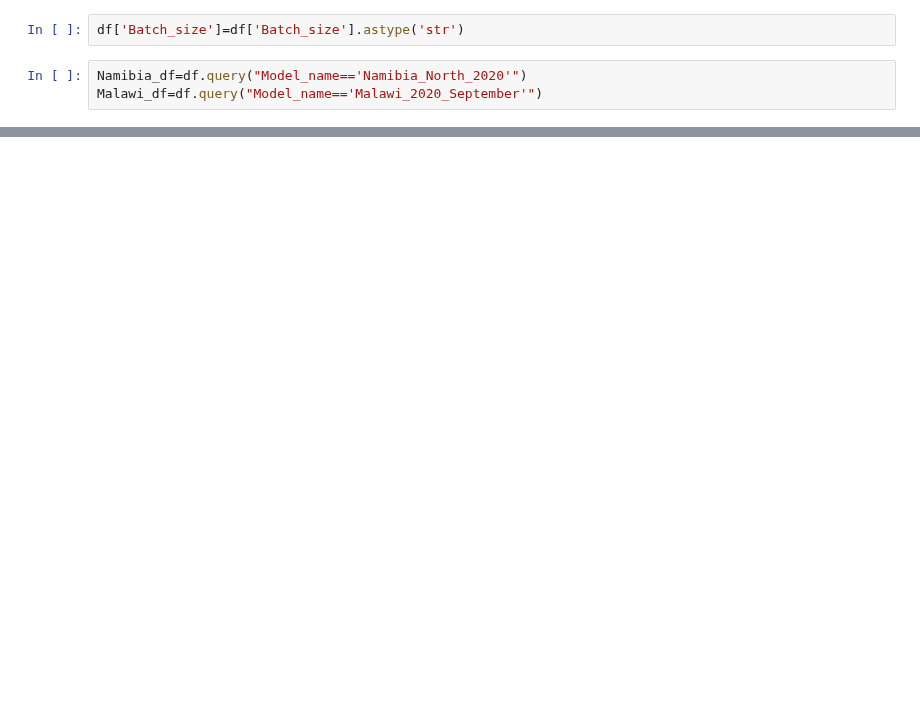
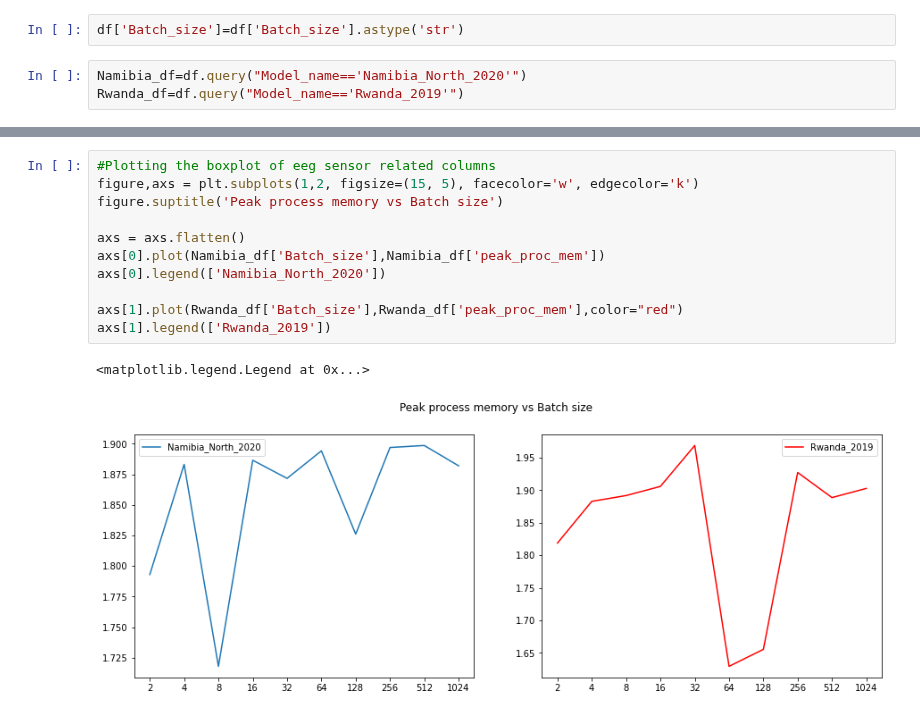
Before and after one commit to nasaharvest/crop-mask, a Jupyter notebook: src/inference_profiling/local_model_tests_visualization.ipynb, the cells around one changed output, grey strips where cells are left out. Saved outputs shown, nothing was run; the diff lists cells and outputs as text; blank space fills up the shorter version.

```diff
--- a/src/inference_profiling/local_model_tests_visualization.ipynb
+++ b/src/inference_profiling/local_model_tests_visualization.ipynb
@@ -17,5 +17,5 @@ df.tail()
 df['Batch_size']=df['Batch_size'].astype('str')
 # %%
 Namibia_df=df.query("Model_name=='Namibia_North_2020'")
-Malawi_df=df.query("Model_name=='Malawi_2020_September'")
+Rwanda_df=df.query("Model_name=='Rwanda_2019'")
 # %%
@@ -59,0 +68,14 @@ axs[1].legend(['Malawi_2020_September'])
+# %%
+#Plotting the boxplot of eeg sensor related columns
+figure,axs = plt.subplots(1,2, figsize=(15, 5), facecolor='w', edgecolor='k')
+figure.suptitle('Peak process memory vs Batch size')
+
+axs = axs.flatten()
+axs[0].plot(Namibia_df['Batch_size'],Namibia_df['peak_proc_mem'])
+axs[0].legend(['Namibia_North_2020'])
+
+axs[1].plot(Rwanda_df['Batch_size'],Rwanda_df['peak_proc_mem'],color="red")
+axs[1].legend(['Rwanda_2019'])
+# %% [output]
+<matplotlib.legend.Legend at 0x...>
+[figure, added]
```
Also changed, not shown: parts of 4 cells of this notebook, 11 other files.
